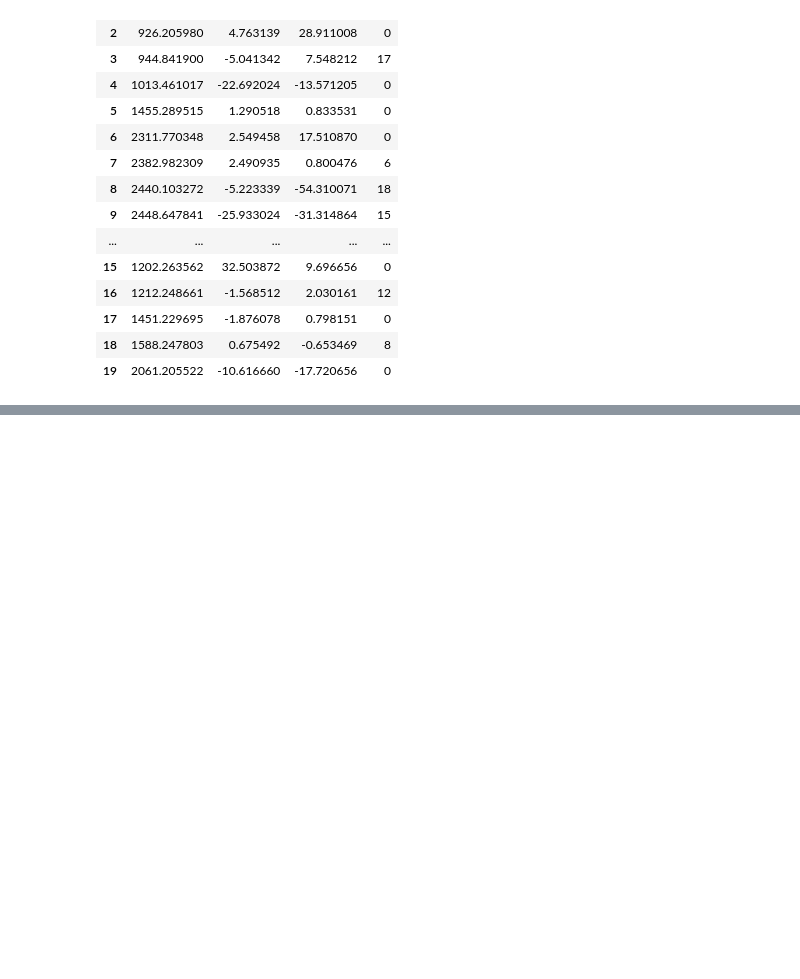
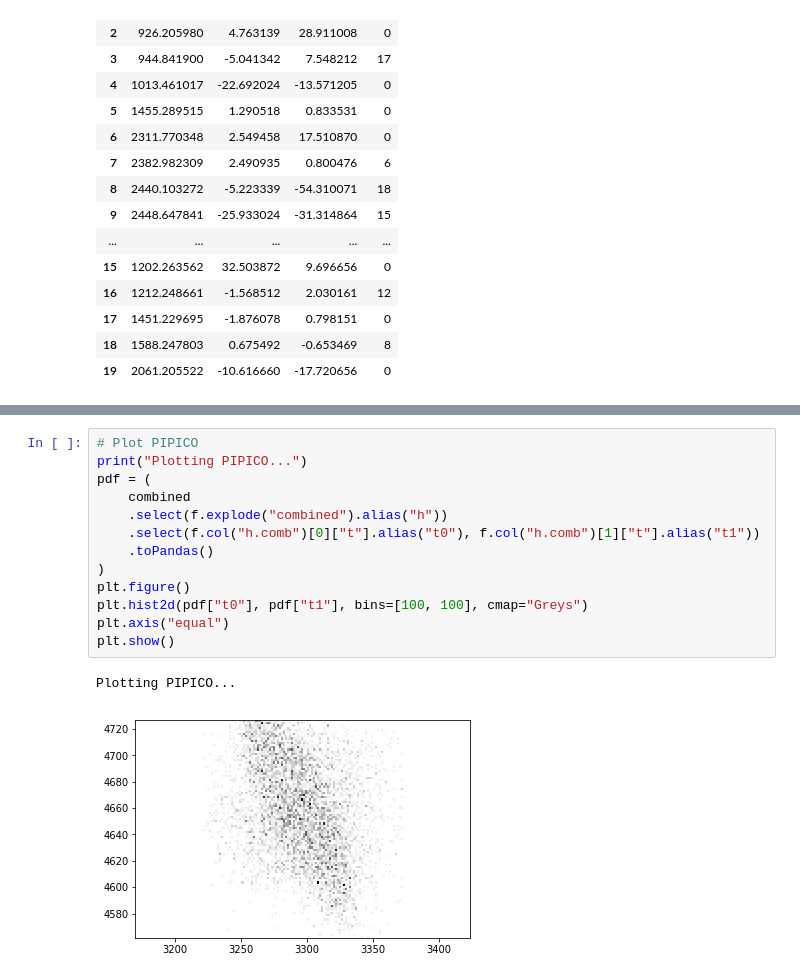
Before and after one commit to DaehyunPY/dltools, a Jupyter notebook: demo/sacla_analysis.ipynb, the cells around one changed output, grey strips where cells are left out. Drawn from its saved outputs; the diff is of its cells as text; blank space fills up the shorter version.

```diff
--- a/demo/sacla_analysis.ipynb
+++ b/demo/sacla_analysis.ipynb
@@ -206,0 +225,16 @@ only showing top 20 rows
+# %%
+# Plot PIPICO
+print("Plotting PIPICO...")
+pdf = (
+    combined
+    .select(f.explode("combined").alias("h"))
+    .select(f.col("h.comb")[0]["t"].alias("t0"), f.col("h.comb")[1]["t"].alias("t1"))
+    .toPandas()
+)
+plt.figure()
+plt.hist2d(pdf["t0"], pdf["t1"], bins=[100, 100], cmap="Greys")
+plt.axis("equal")
+plt.show()
+# %% [output]
+Plotting PIPICO...
+[figure, added]
```
Also changed, not shown: parts of 4 cells of this notebook, 2 other files.
